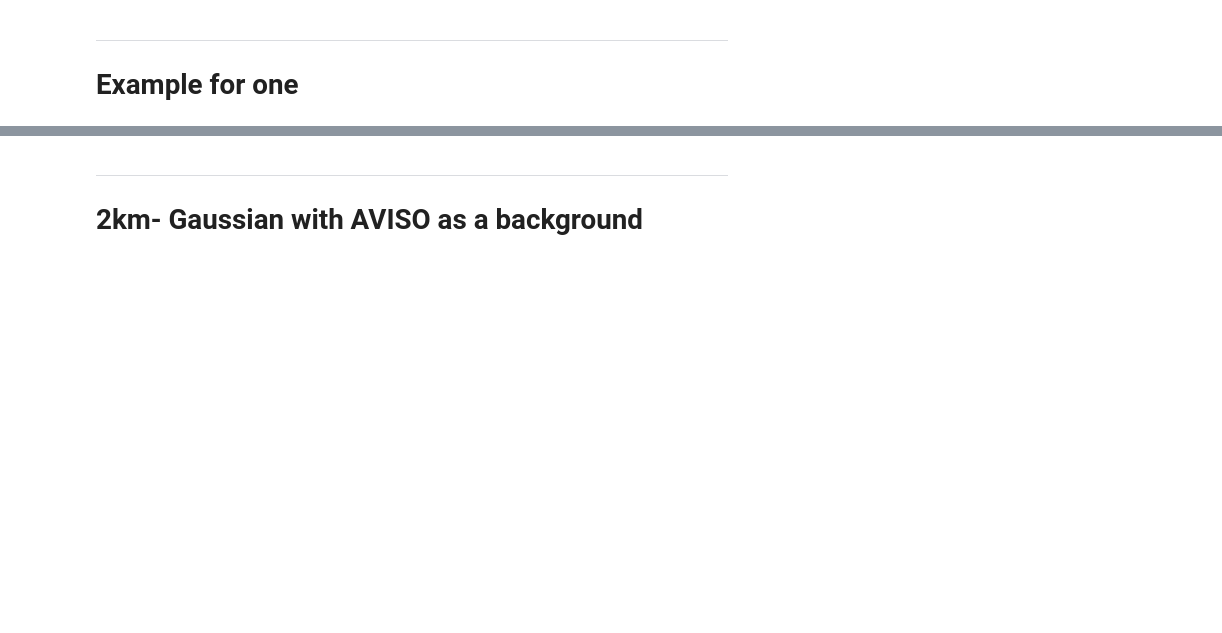
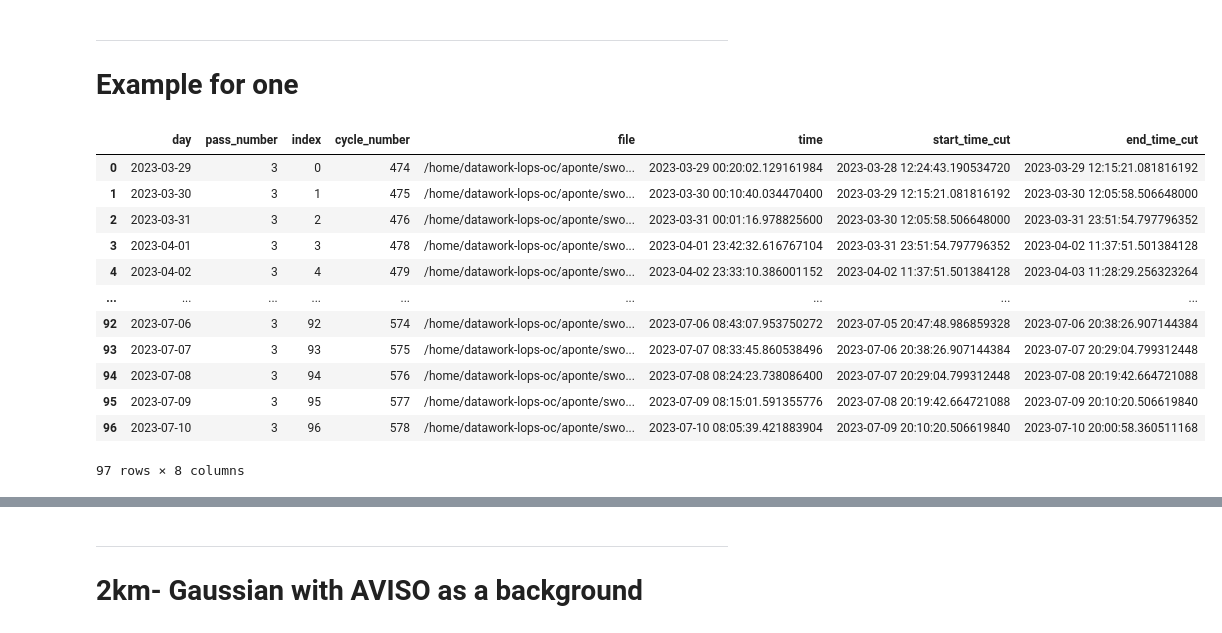
Before and after one commit to margot-demol/med_analysis, a Jupyter notebook: 01_preprocessing/03_nc_preprocessing_swot_KaRIn.ipynb, the cells around one changed output, grey strips where cells are left out. Drawn from its saved outputs; the diff is of its cells as text; code cells hidden in the pictures; blank space fills up the shorter version.

```diff
--- a/01_preprocessing/03_nc_preprocessing_swot_KaRIn.ipynb
+++ b/01_preprocessing/03_nc_preprocessing_swot_KaRIn.ipynb
@@ -49,6 +49,22 @@ df3 = dfs[dfs.pass_number == 3]
 df16 = dfs[dfs.pass_number == 16]
 ds3 = df3.set_index("cycle_number").to_xarray()
 ds16 = df16.set_index("cycle_number").to_xarray()
+# %%
+df3
+# %% [output]
+|  | day | pass_number | index | cycle_number | file | time | start_time_cut | end_time_cut |
+| 0 | 2023-03-29 | 3 | 0 | 474 | /home/datawork-lops-oc/aponte/swo... | 2023-03-29 00:20:02.129161984 | 2023-03-28 12:24:43.190534720 | 2023-03-29 12:15:21.081816192 |
+| 1 | 2023-03-30 | 3 | 1 | 475 | /home/datawork-lops-oc/aponte/swo... | 2023-03-30 00:10:40.034470400 | 2023-03-29 12:15:21.081816192 | 2023-03-30 12:05:58.506648000 |
+| 2 | 2023-03-31 | 3 | 2 | 476 | /home/datawork-lops-oc/aponte/swo... | 2023-03-31 00:01:16.978825600 | 2023-03-30 12:05:58.506648000 | 2023-03-31 23:51:54.797796352 |
+| 3 | 2023-04-01 | 3 | 3 | 478 | /home/datawork-lops-oc/aponte/swo... | 2023-04-01 23:42:32.616767104 | 2023-03-31 23:51:54.797796352 | 2023-04-02 11:37:51.501384128 |
+| 4 | 2023-04-02 | 3 | 4 | 479 | /home/datawork-lops-oc/aponte/swo... | 2023-04-02 23:33:10.386001152 | 2023-04-02 11:37:51.501384128 | 2023-04-03 11:28:29.256323264 |
+| ... | ... | ... | ... | ... | ... | ... | ... | ... |
+| 92 | 2023-07-06 | 3 | 92 | 574 | /home/datawork-lops-oc/aponte/swo... | 2023-07-06 08:43:07.953750272 | 2023-07-05 20:47:48.986859328 | 2023-07-06 20:38:26.907144384 |
+| 93 | 2023-07-07 | 3 | 93 | 575 | /home/datawork-lops-oc/aponte/swo... | 2023-07-07 08:33:45.860538496 | 2023-07-06 20:38:26.907144384 | 2023-07-07 20:29:04.799312448 |
+| 94 | 2023-07-08 | 3 | 94 | 576 | /home/datawork-lops-oc/aponte/swo... | 2023-07-08 08:24:23.738086400 | 2023-07-07 20:29:04.799312448 | 2023-07-08 20:19:42.664721088 |
+| 95 | 2023-07-09 | 3 | 95 | 577 | /home/datawork-lops-oc/aponte/swo... | 2023-07-09 08:15:01.591355776 | 2023-07-08 20:19:42.664721088 | 2023-07-09 20:10:20.506619840 |
+| 96 | 2023-07-10 | 3 | 96 | 578 | /home/datawork-lops-oc/aponte/swo... | 2023-07-10 08:05:39.421883904 | 2023-07-09 20:10:20.506619840 | 2023-07-10 20:00:58.360511168 |
+97 rows × 8 columns
 # %%
 ds16 = (
     df16[
```
Also changed, not shown: parts of 6 cells of this notebook, 29 other files.
